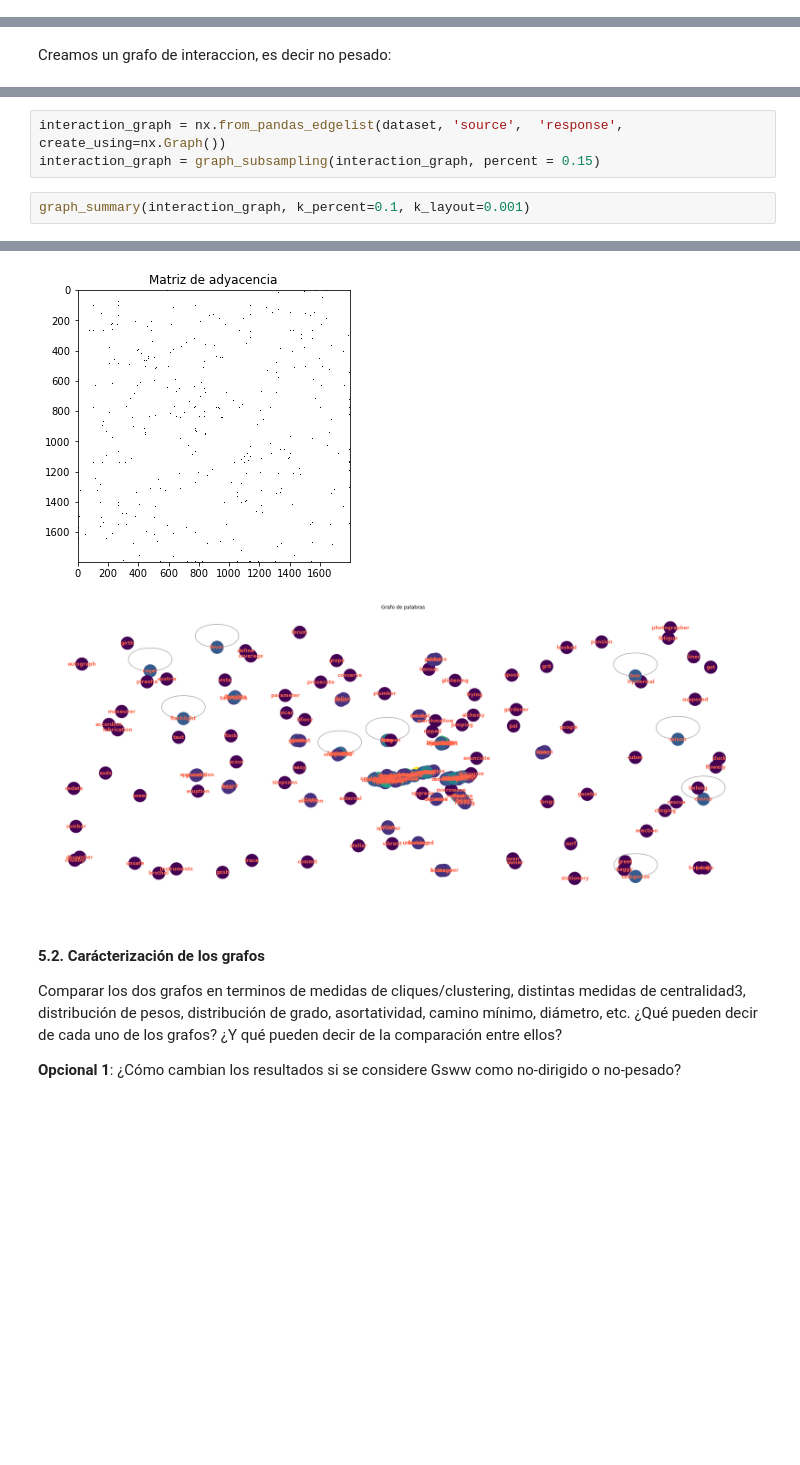
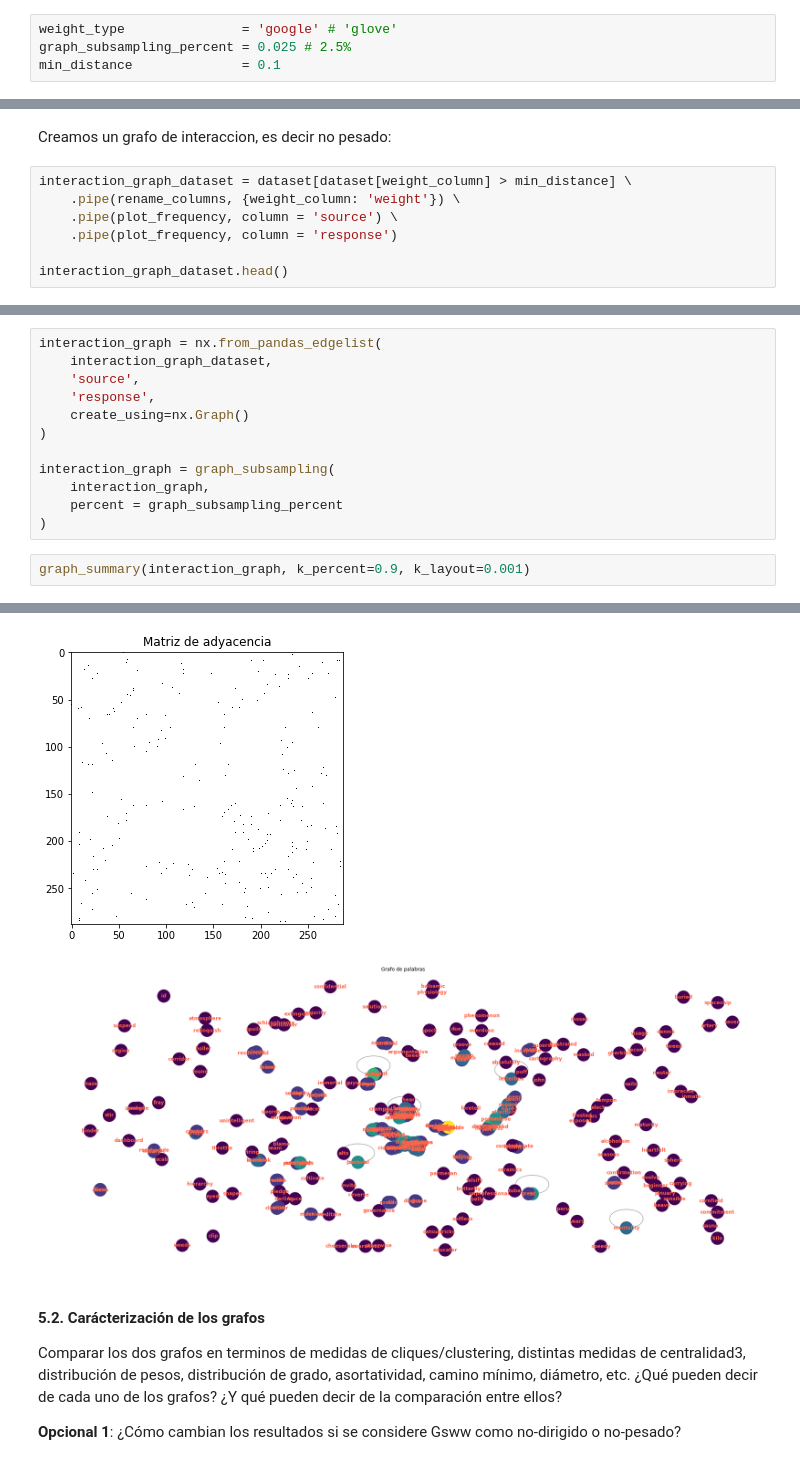
Before and after one commit to magistery-tps/dm-cyt-tp2, a Jupyter notebook: notebooks/analisys.ipynb, the cells around one changed output, grey strips where cells are left out. Cells and saved outputs as stored; diff of their text form; blank space fills up the shorter version.

```diff
--- a/notebooks/analisys.ipynb
+++ b/notebooks/analisys.ipynb
@@ -109,4 +111,8 @@ summary(dataset)
 A continacion tomamos por un lado **dataset** (el cual tiene las columnas pregunta y respuesta) y por el otro el diccionario de **word_embeddings** y finalmente convertimos ambos datasets en grafos.
 # %% [markdown]
 Creamos un dataset pesado por la distancia coseno entre las palabras fitlradas desde **Small World of Words**:
+# %%
+weight_type               = 'google' # 'glove'
+graph_subsampling_percent = 0.025 # 2.5%
+min_distance              = 0.1
 # %%
@@ -154,2 +162,9 @@ Tiene multiples aristas?  No
 # %% [markdown]
 Creamos un grafo de interaccion, es decir no pesado:
+# %%
+interaction_graph_dataset = dataset[dataset[weight_column] > min_distance] \
+    .pipe(rename_columns, {weight_column: 'weight'}) \
+    .pipe(plot_frequency, column = 'source') \
+    .pipe(plot_frequency, column = 'response')
+
+interaction_graph_dataset.head()
@@ -156,6 +181,15 @@ Creamos un grafo de interaccion, es decir no pesado:
 # %%
-interaction_graph = nx.from_pandas_edgelist(dataset, 'source',  'response', create_using=nx.Graph())
-interaction_graph = graph_subsampling(interaction_graph, percent = 0.15)
+interaction_graph = nx.from_pandas_edgelist(
+    interaction_graph_dataset,
+    'source',
+    'response',
+    create_using=nx.Graph()
+)
+
+interaction_graph = graph_subsampling(
+    interaction_graph,
+    percent = graph_subsampling_percent
+)
 # %%
-graph_summary(interaction_graph, k_percent=0.1, k_layout=0.001)
+graph_summary(interaction_graph, k_percent=0.9, k_layout=0.001)
 # %% [output]
@@ -163,9 +197,9 @@ Graph with 1796 nodes and 7407 edges
 Es pesado?  No
 Es Dirigido?  No
 Tiene ciclos?  Si
 Tiene multiples aristas?  No
-[figure, old version]
+[figure, new version]
-[figure, old version]
+[figure, new version]
 # %% [markdown]
 #### 5.2. Carácterización de los grafos
 
```
Also changed, not shown: parts of 13 cells of this notebook, 5 other files.
